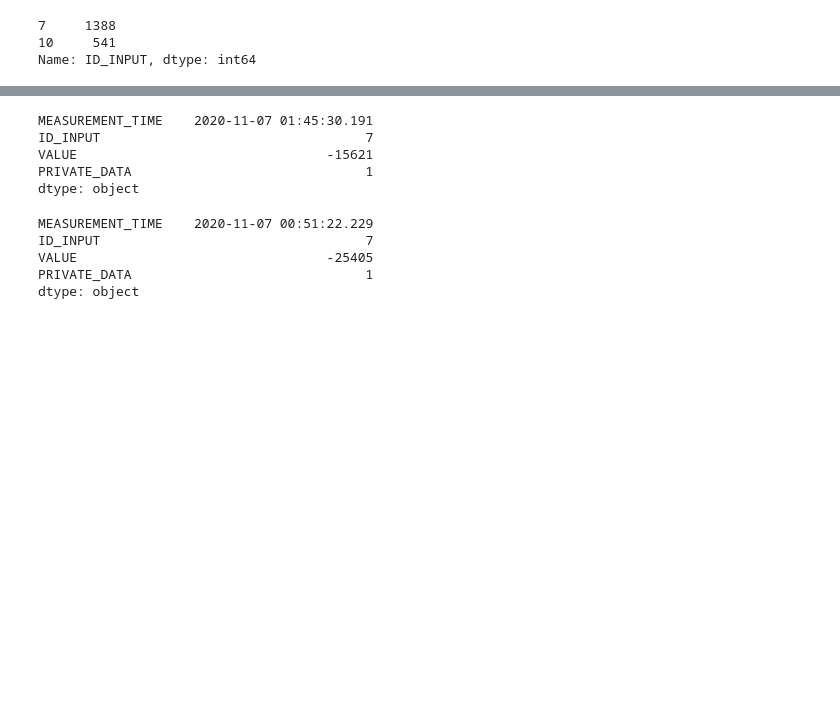
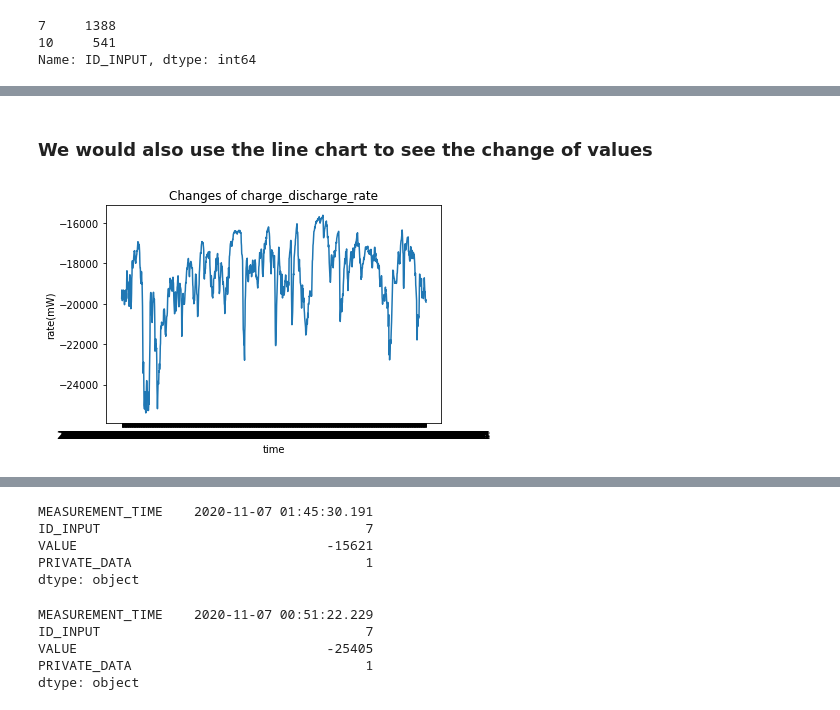
Before and after one commit to jonxsong/DSC180A-Capstone, a Jupyter notebook: notebooks/CHECKPOINT_ONE.ipynb, the cells around one changed output, grey strips where cells are left out. Saved outputs shown, nothing was run; the diff lists cells and outputs as text; code cells hidden in the pictures; blank space fills up the shorter version.

```diff
--- a/notebooks/CHECKPOINT_ONE.ipynb
+++ b/notebooks/CHECKPOINT_ONE.ipynb
@@ -138,0 +144,12 @@ data_2.loc[(data_2['ID_INPUT'] == 7)]
+# %% [markdown]
+### We would also use the line chart to see the change of values
+# %%
+x = charge_discharge['MEASUREMENT_TIME']
+y = charge_discharge['VALUE']
+plt.plot(x,y)
+plt.title('Changes of charge_discharge_rate')
+plt.xlabel('time')
+plt.ylabel('rate(mW)')
+plt.show()
+# %% [output]
+[figure, added]
```
Also changed, not shown: parts of 17 cells of this notebook, 1 other file.
